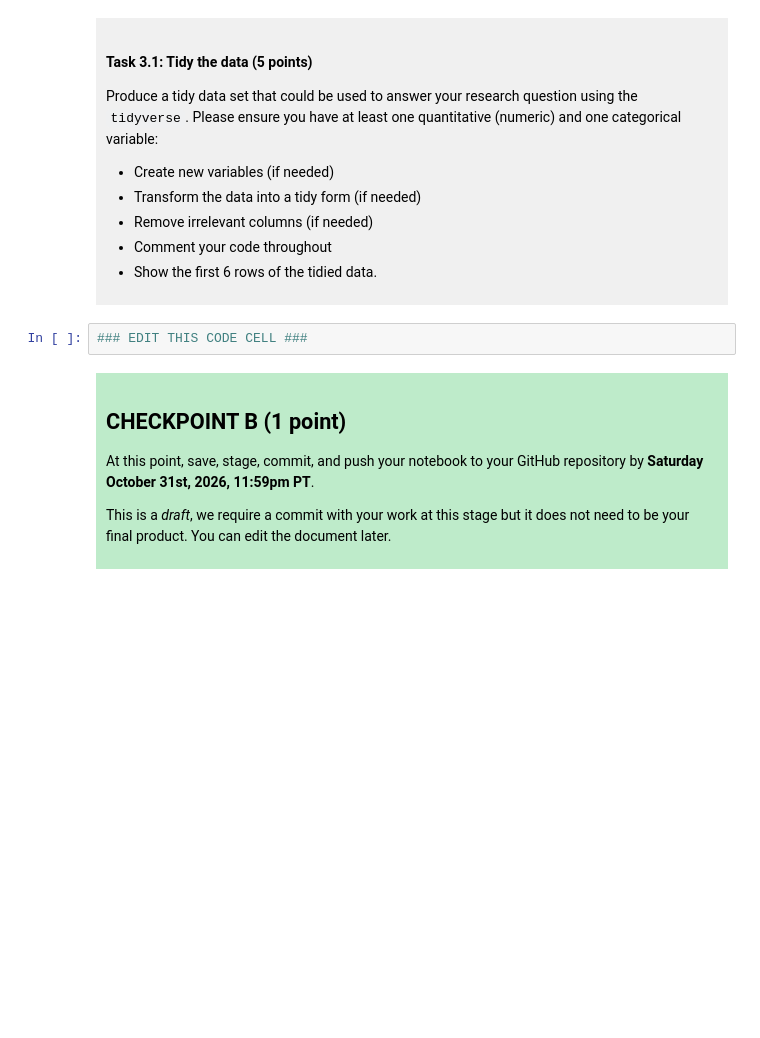
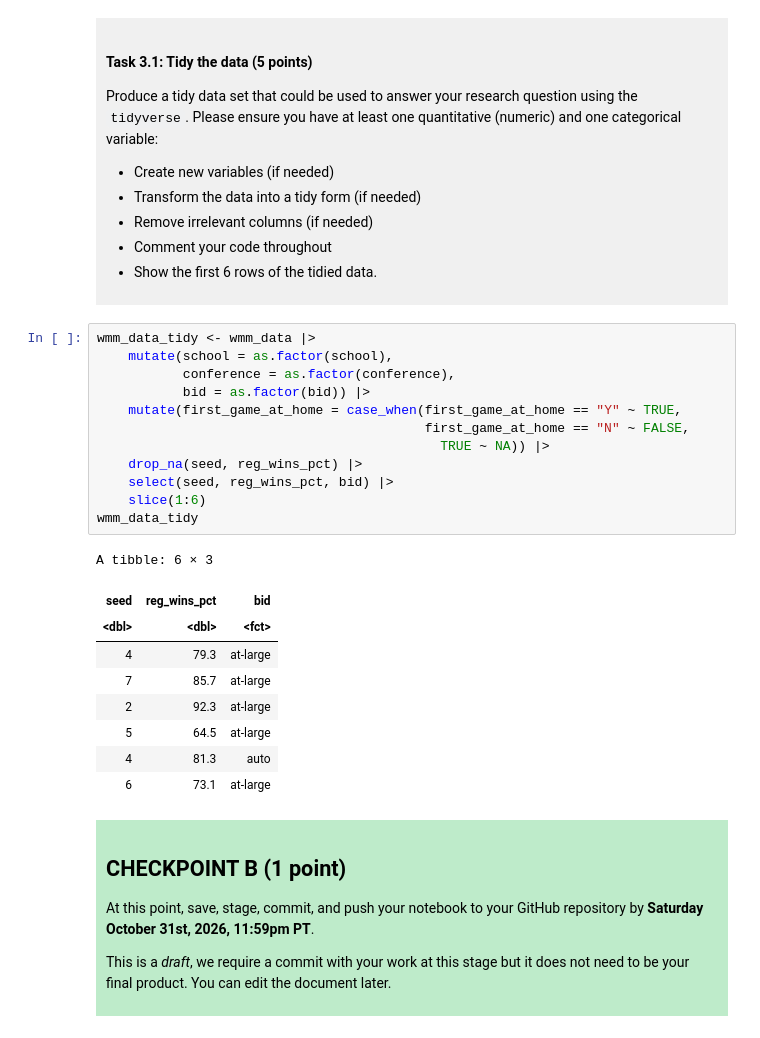
Before and after one commit to moxmoxay/dsci-100-project-moxie-tam, a Jupyter notebook: dsci-100-project-notebook.ipynb, the cells around one changed output. Drawn from its saved outputs; the diff is of its cells as text; blank space fills up the shorter version.

```diff
--- a/dsci-100-project-notebook.ipynb
+++ b/dsci-100-project-notebook.ipynb
@@ -189,7 +220,27 @@ Produce a tidy data set that could be used to answer your research question usin
 
 </div>
 # %%
-### EDIT THIS CODE CELL ###
+wmm_data_tidy <- wmm_data |>
+    mutate(school = as.factor(school),
+           conference = as.factor(conference),
+           bid = as.factor(bid)) |>
+    mutate(first_game_at_home = case_when(first_game_at_home == "Y" ~ TRUE,
+                                          first_game_at_home == "N" ~ FALSE,
+                                            TRUE ~ NA)) |>
+    drop_na(seed, reg_wins_pct) |>
+    select(seed, reg_wins_pct, bid) |>
+    slice(1:6)
+wmm_data_tidy
+# %% [output]
+A tibble: 6 × 3
+| seed | reg_wins_pct | bid |
+| <dbl> | <dbl> | <fct> |
+| 4 | 79.3 | at-large |
+| 7 | 85.7 | at-large |
+| 2 | 92.3 | at-large |
+| 5 | 64.5 | at-large |
+| 4 | 81.3 | auto |
+| 6 | 73.1 | at-large |
 # %% [markdown]
 <div style="background-color: #beebca; padding: 10px;">
 
```
Also changed, not shown: parts of 3 cells of this notebook.
